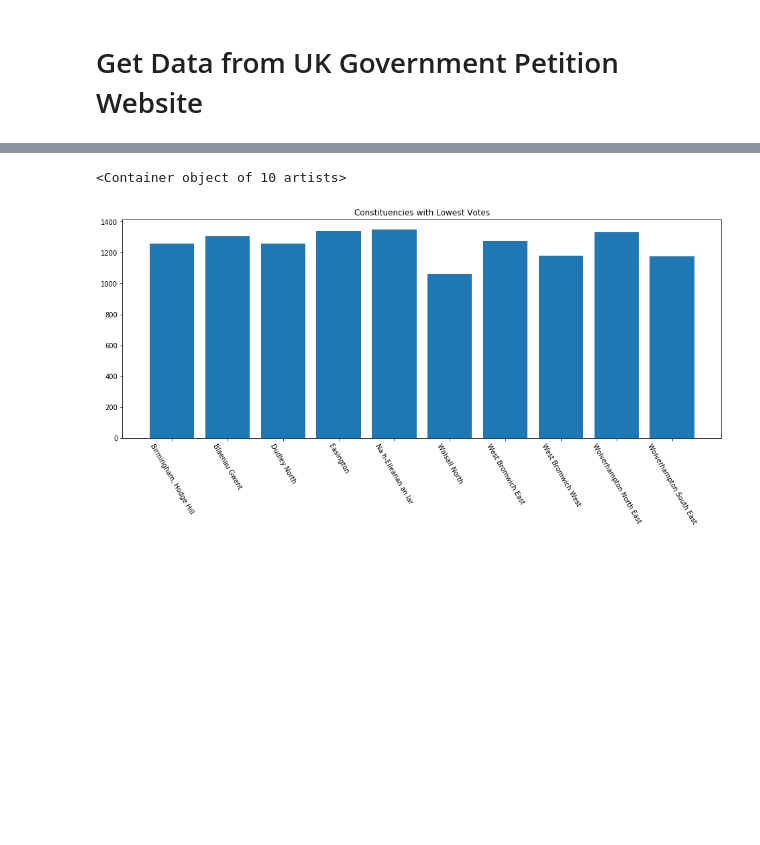
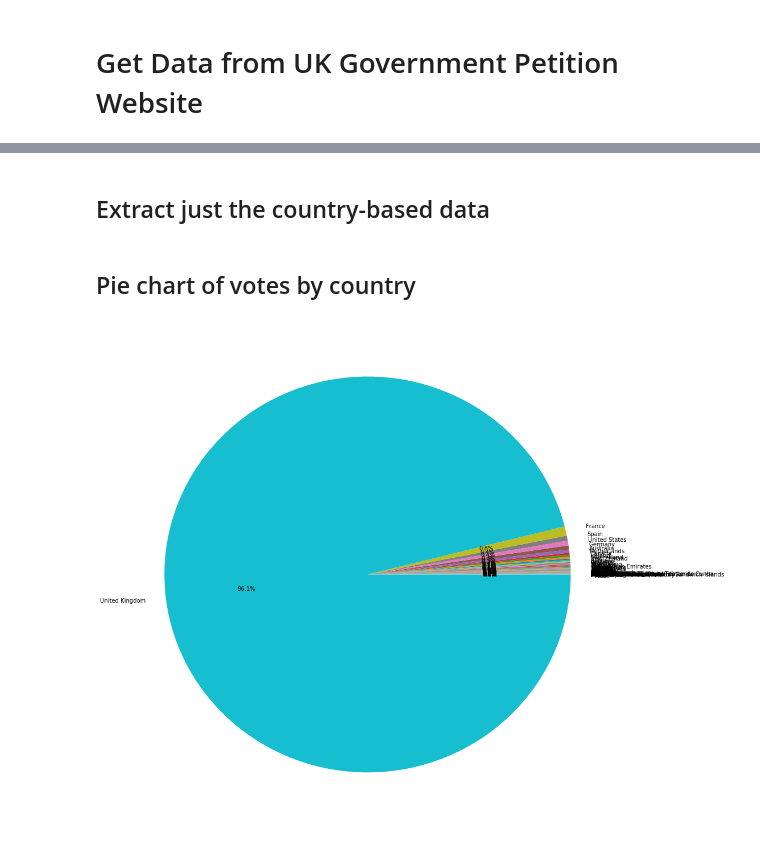
Before and after one commit to alanmaydwell/jupyter_scribblings, a Jupyter notebook: petition_data.ipynb, the cells around one changed output, grey strips where cells are left out. Cells and saved outputs as stored; diff of their text form; code cells hidden in the pictures; blank space fills up the shorter version.

```diff
--- a/petition_data.ipynb
+++ b/petition_data.ipynb
@@ -48,10 +68,16 @@ plt.bar(xvalues, yvalues)
-# %%
-yvalues = [c["signature_count"] for c in constituency_data_ordered[:10]]
-xvalues = [c["name"] for c in constituency_data_ordered[:10]]
-plt.figure(figsize=(16,6))
-plt.title("Constituencies with Lowest Votes")
-plt.xticks(rotation=300)
-plt.bar(xvalues, yvalues)
-# %% [output]
-<Container object of 10 artists>
-[figure, removed]
+# %% [markdown]
+## Extract just the country-based data
+# %%
+country_data = json_data['data']['attributes']['signatures_by_country']
+country_data_ordered = sorted(country_data, key = lambda x: int(x["signature_count"]))
+# %% [markdown]
+## Pie chart of votes by country
+# %%
+names = [cd["name"] for cd in country_data_ordered]
+counts = [cd["signature_count"] for cd in country_data_ordered]
+
+plt.figure(figsize=(16, 16))
+plt.pie(counts, labels=names, autopct='%1.1f%%')
+plt.show()
+# %% [output]
+[figure, added]
```
Also changed, not shown: parts of 10 cells of this notebook.
